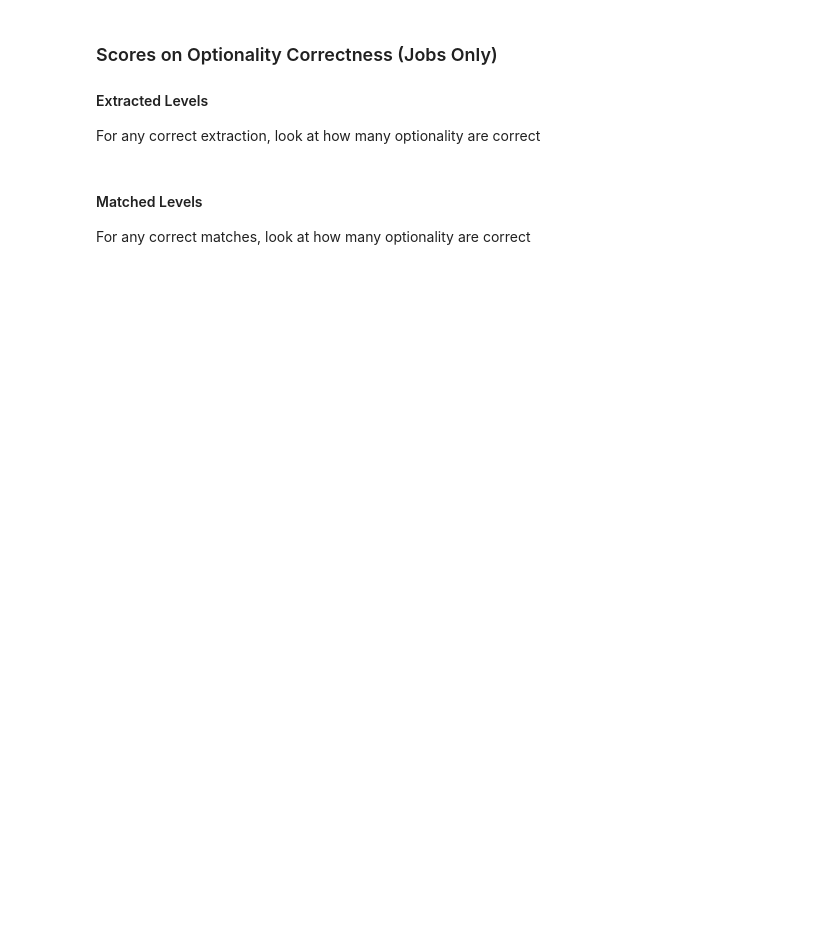
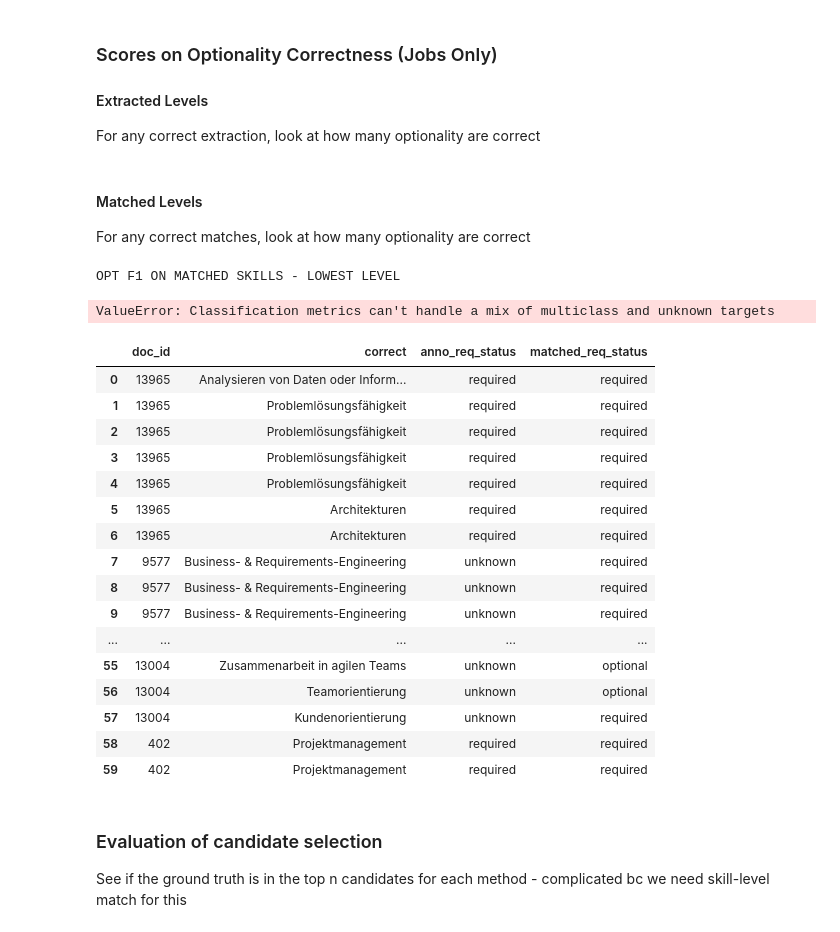
Before and after one commit to epfl-ml4ed/SkillThrills, a Jupyter notebook: protosp01/evaluation/anno_eval.ipynb, the cells around one changed output. Drawn from its saved outputs; the diff is of its cells as text; code cells hidden in the pictures; blank space fills up the shorter version.

```diff
--- a/protosp01/evaluation/anno_eval.ipynb
+++ b/protosp01/evaluation/anno_eval.ipynb
@@ -96,4 +18,5 @@ def get_level_2(row):
 # %%
 # read in json file
 df = pd.read_json("../../data/annotation/anno_matching.json")
+df2 = pd.read_json("../../data/annotation/anno_matching_v2.json")
 # %%
@@ -348,7 +825,7 @@ job_f1_scores = []
 job_recall_scores = []
 job_precision_scores = []
 
-for job_id in job_ids:
+for job_id in job_dev_doc_ids:
     f1, recall, precision = get_acc_f1_r_p(
         job_id, anno_df=job_anno_exp, matched_df=job_matched_df, column="name3"
     )
@@ -398,7 +888,7 @@ job_f1_scores = []
 job_recall_scores = []
 job_precision_scores = []
 
-for job_id in job_ids:
+for job_id in job_dev_doc_ids:
     f1, recall, precision = get_acc_f1_r_p(
         job_id, anno_df=job_anno_exp, matched_df=job_matched_df, column="name2"
     )
@@ -621,0 +1466,65 @@ For any correct matches, look at how many optionality are correct
+# %%
+# lower case all anno_level
+job_correct_matches_opt["anno_req_status"] = job_correct_matches_opt[
+    "anno_req_status"
+].str.lower()
+job_correct_matches_opt["matched_req_status"] = job_correct_matches_opt[
+    "matched_req_status"
+].str.lower()
+
+# convert mandatory to required
+job_correct_matches_opt["matched_req_status"] = job_correct_matches_opt[
+    "matched_req_status"
+].apply(lambda x: "required" if x == "mandatory" else x)
+
+
+print("OPT F1 ON MATCHED SKILLS - LOWEST LEVEL\n")
+print(
+    "f1:",
+    f1_score(
+        job_correct_matches_opt["anno_req_status"],
+        job_correct_matches_opt["matched_req_status"],
+        average="micro",
+    ),
+    precision_score(
+        job_correct_matches_opt["anno_req_status"],
+        job_correct_matches_opt["matched_req_status"],
+        average="micro",
+    ),
+    recall_score(
+        job_correct_matches_opt["anno_req_status"],
+        job_correct_matches_opt["matched_req_status"],
+        average="micro",
+    ),
+    accuracy_score(
+        job_correct_matches_opt["anno_req_status"],
+        job_correct_matches_opt["matched_req_status"],
+    ),
+)
+# %% [output]
+OPT F1 ON MATCHED SKILLS - LOWEST LEVEL
+ValueError: Classification metrics can't handle a mix of multiclass and unknown targets
+# %%
+job_correct_matches_opt
+# %% [output]
+|  | doc_id | correct | anno_req_status | matched_req_status |
+| 0 | 13965 | Analysieren von Daten oder Inform... | required | required |
+| 1 | 13965 | Problemlösungsfähigkeit | required | required |
+| 2 | 13965 | Problemlösungsfähigkeit | required | required |
+| 3 | 13965 | Problemlösungsfähigkeit | required | required |
+| 4 | 13965 | Problemlösungsfähigkeit | required | required |
+| 5 | 13965 | Architekturen | required | required |
+| 6 | 13965 | Architekturen | required | required |
+| 7 | 9577 | Business- & Requirements-Engineering | unknown | required |
+| 8 | 9577 | Business- & Requirements-Engineering | unknown | required |
+| 9 | 9577 | Business- & Requirements-Engineering | unknown | required |
+| ... | ... | ... | ... | ... |
+| 55 | 13004 | Zusammenarbeit in agilen Teams | unknown | optional |
+| 56 | 13004 | Teamorientierung | unknown | optional |
+| 57 | 13004 | Kundenorientierung | unknown | required |
+| 58 | 402 | Projektmanagement | required | required |
+| 59 | 402 | Projektmanagement | required | required |
+# %% [markdown]
+### Evaluation of candidate selection
+
+See if the ground truth is in the top n candidates for each method - complicated bc we need skill-level match for this
```
Also changed, not shown: parts of 89 cells of this notebook, 7 other files.
